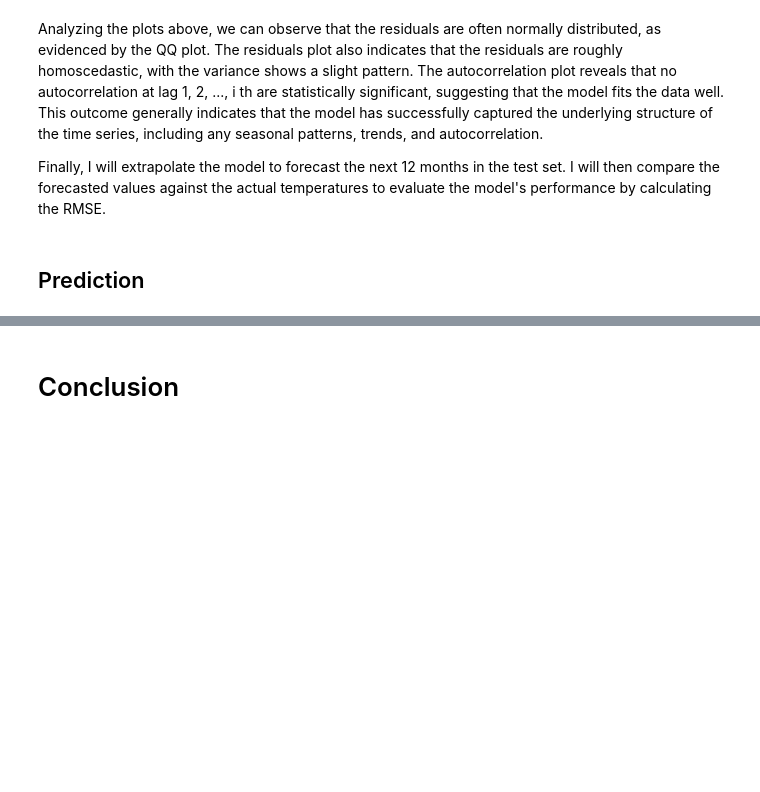
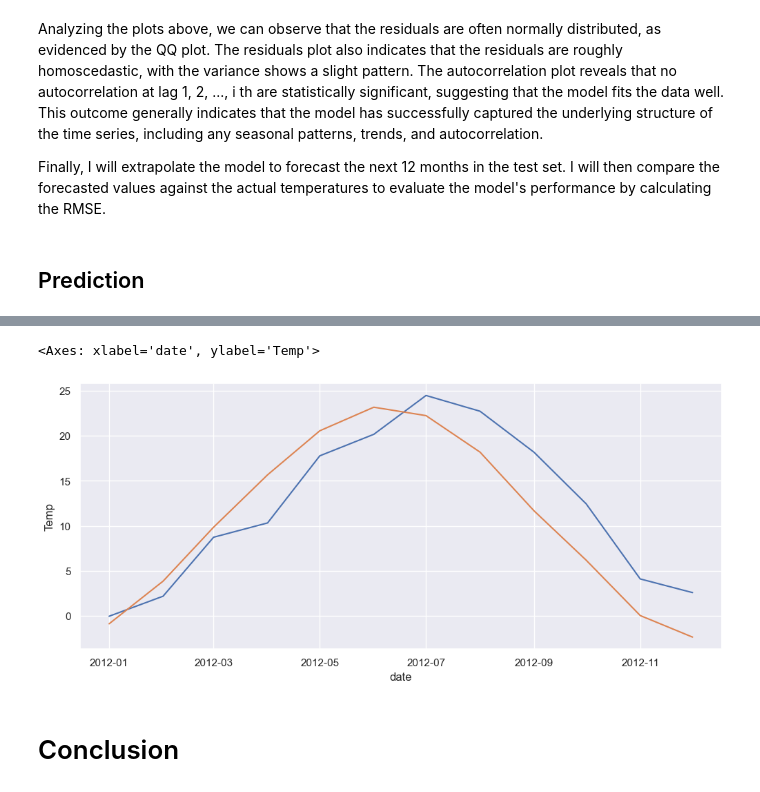
Before and after one commit to idsts2670/climate-change-analysis, a Jupyter notebook: climate_change.ipynb, the cells around one changed output, grey strips where cells are left out. Saved outputs shown, nothing was run; the diff lists cells and outputs as text; code cells hidden in the pictures; blank space fills up the shorter version.

```diff
--- a/climate_change.ipynb
+++ b/climate_change.ipynb
@@ -691,3 +683,11 @@ test.hvplot.line(x="date", y=["Temp", "Pred"])
+# %%
+# import hvplot.polars as hvplot (`hvplot` library to plot the data out of the curiosity.[What is hvPlot?](https://hvplot.holoviz.org/))
+# test.hvplot.line(x="date", y=["Temp", "Pred"])
+sns.lineplot(data=test, x='date', y='Temp')
+sns.lineplot(data=test, x='date', y='Pred')
+# %% [output]
+<Axes: xlabel='date', ylabel='Temp'>
+[figure, added]
 # %% [markdown]
 # Conclusion
 # %% [markdown]
```
Also changed, not shown: parts of 3 cells of this notebook.
